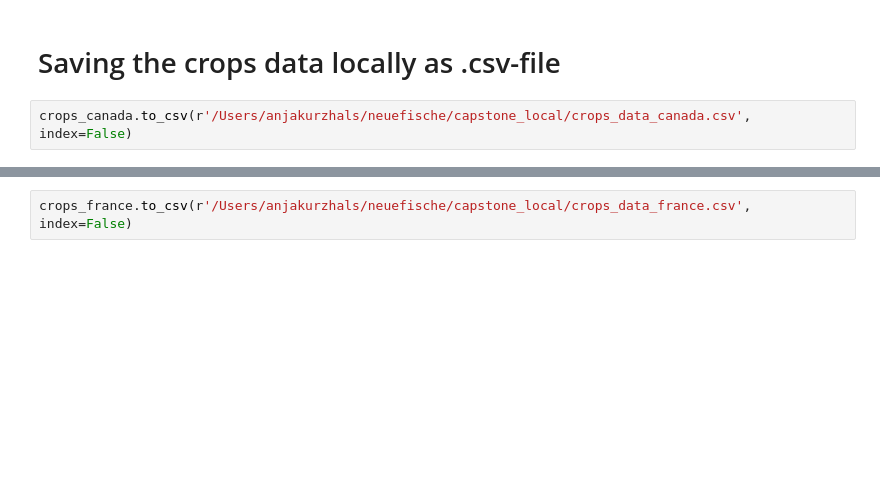
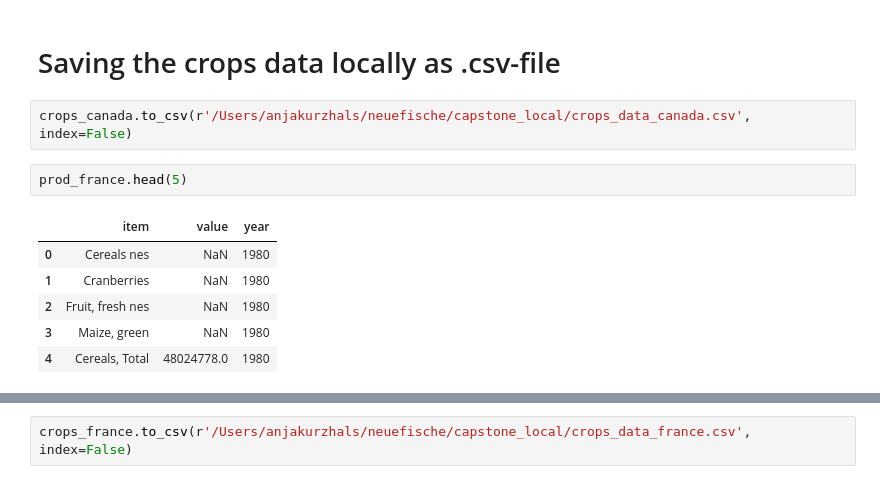
Before and after one commit to ElnazSaeidi/capstone-project-AEJS, a Jupyter notebook: Crop_Data_Anja.ipynb, the cells around one changed output, grey strips where cells are left out. Saved outputs shown, nothing was run; the diff lists cells and outputs as text; blank space fills up the shorter version.

```diff
--- a/Crop_Data_Anja.ipynb
+++ b/Crop_Data_Anja.ipynb
@@ -522,3 +522,12 @@ no engine
 # Saving the crops data locally as .csv-file
 # %%
 crops_canada.to_csv(r'/Users/anjakurzhals/neuefische/capstone_local/crops_data_canada.csv', index=False)
+# %%
+prod_france.head(5)
+# %% [output]
+|  | item | value | year |
+| 0 | Cereals nes | NaN | 1980 |
+| 1 | Cranberries | NaN | 1980 |
+| 2 | Fruit, fresh nes | NaN | 1980 |
+| 3 | Maize, green | NaN | 1980 |
+| 4 | Cereals, Total | 48024778.0 | 1980 |
```
Also changed, not shown: parts of 1 cell of this notebook, 3 other files.
